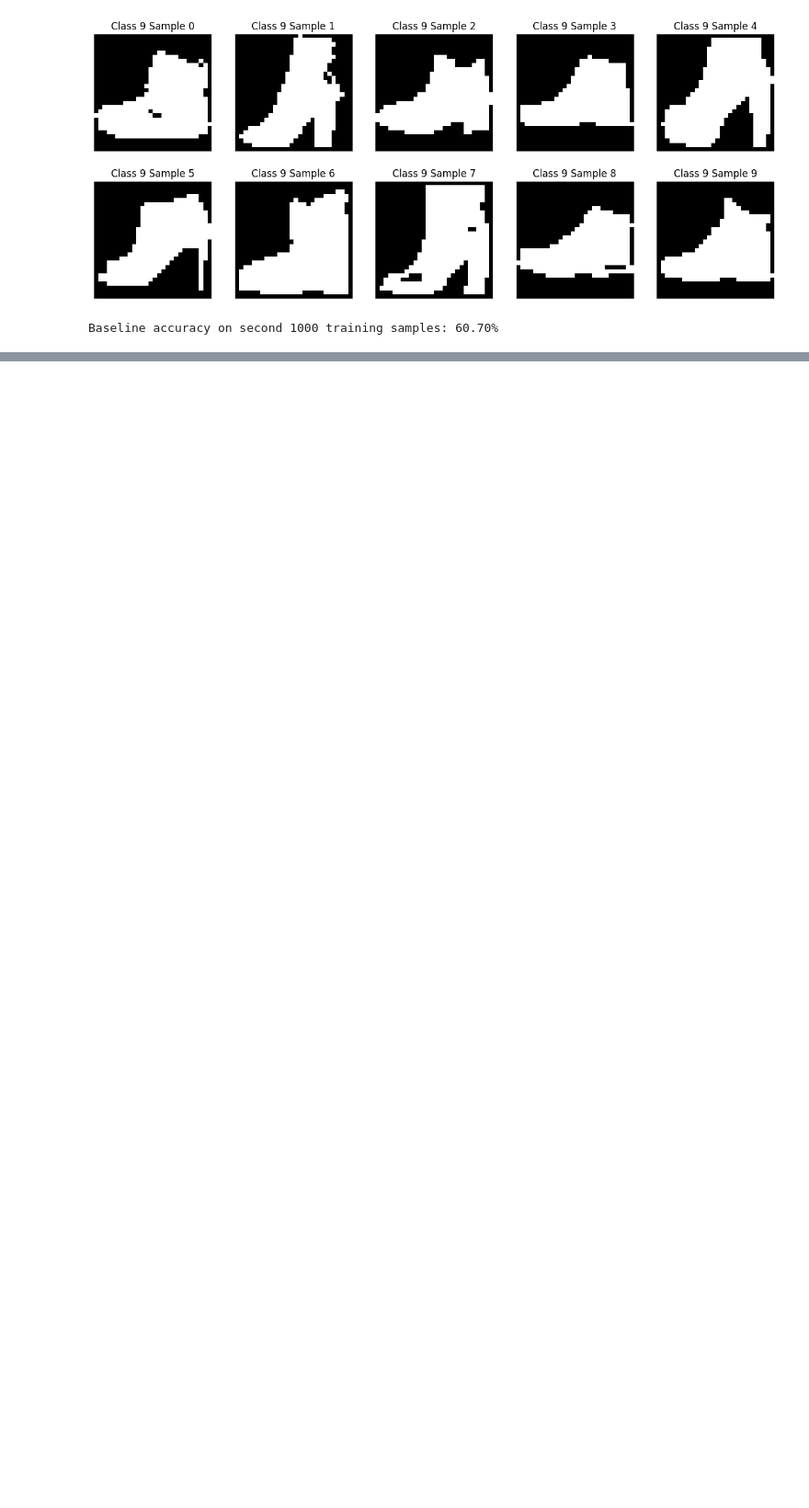
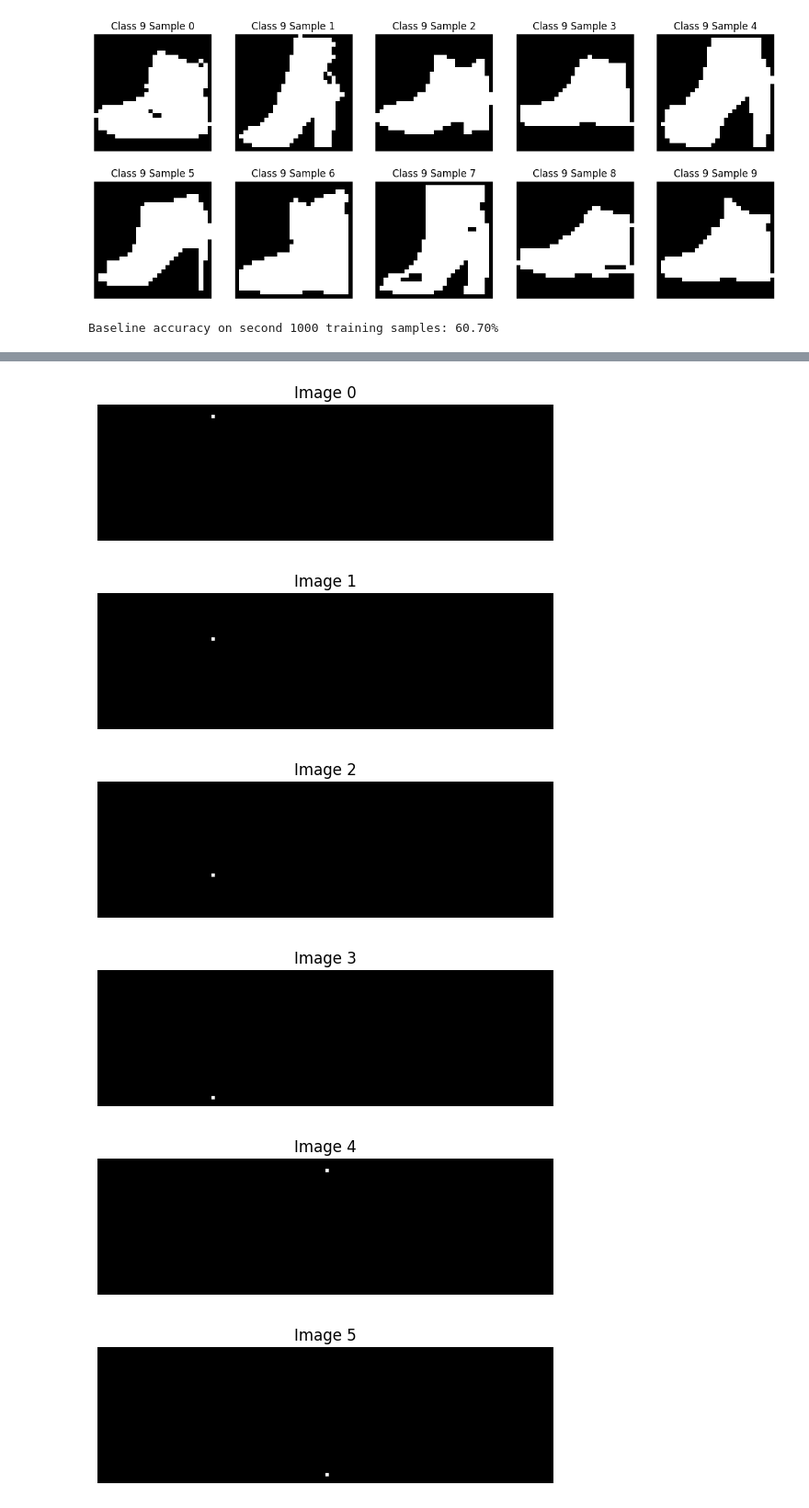
Before and after one commit to tsopeter/VM_NES_Training, a Jupyter notebook: get_data.ipynb, the cells around one changed output, grey strips where cells are left out. Shown at 92% size. Drawn from its saved outputs; the diff is of its cells as text; code cells hidden in the pictures; blank space fills up the shorter version.

```diff
--- a/get_data.ipynb
+++ b/get_data.ipynb
@@ -516,0 +567,16 @@ Baseline accuracy on second 1000 training samples: 60.70%
+# %%
+# Print out assets phy8
+target = np.load('./source/Assets/phy8.npy')
+
+for i in range(10):
+    plt.imshow(target[i,...].squeeze(), cmap='gray')
+    plt.title(f'Image {i}')
+    plt.axis('off')
+    plt.show()
+# %% [output]
+[figure, added]
+[figure, added]
+[figure, added]
+[figure, added]
+[figure, added]
+[figure, added]
```
Also changed, not shown: parts of 5 cells of this notebook, 11 other files.
